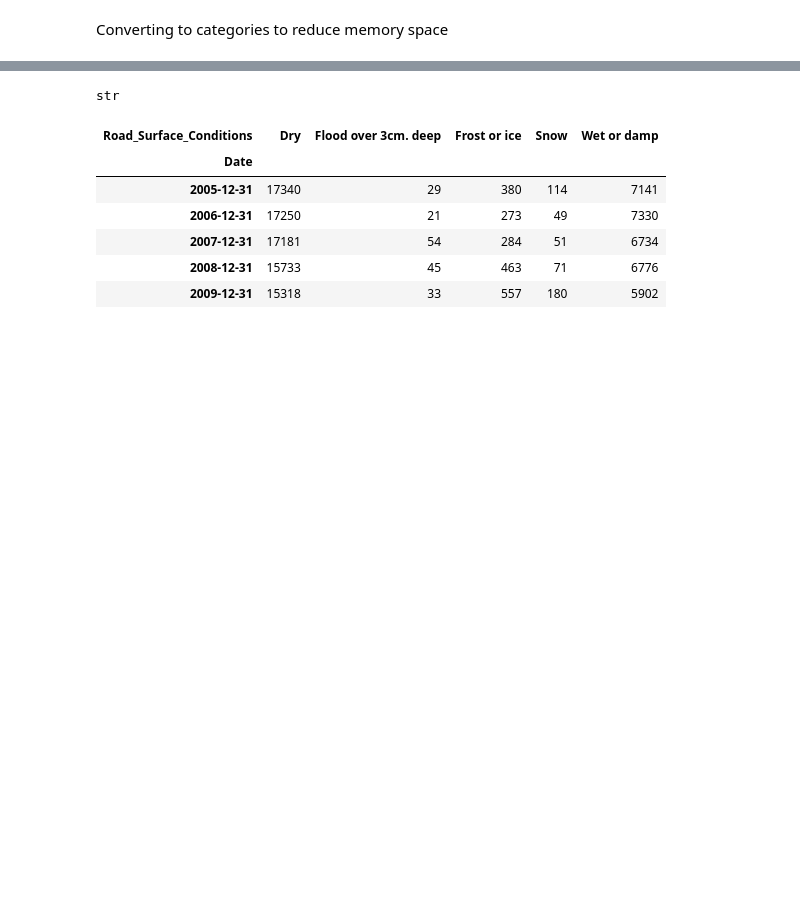
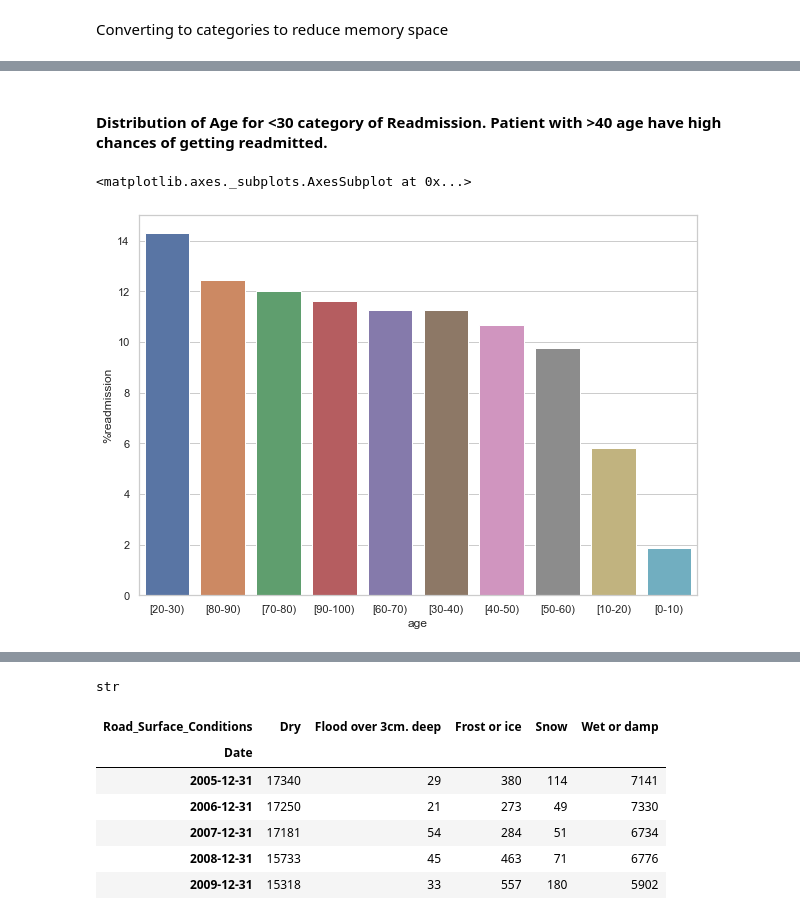
Before and after one commit to Sukhadia1/Springboard_DSC, a Jupyter notebook: Capstone Projects/Capstone Project 1 Working.ipynb, the cells around one changed output, grey strips where cells are left out. Saved outputs shown, nothing was run; the diff lists cells and outputs as text; code cells hidden in the pictures; blank space fills up the shorter version.

```diff
--- a/Capstone Projects/Capstone Project 1 Working.ipynb
+++ b/Capstone Projects/Capstone Project 1 Working.ipynb
@@ -313,0 +397,22 @@ discharge_disposition_id
+# %% [markdown]
+#### Distribution of Age for <30 category of Readmission. Patient with >40 age have high chances of getting readmitted.
+# %%
+# Grouping Age and Readmitted Columns
+age = df_clean.groupby(['age','readmitted']).size().unstack()
+
+#Renaming the column index from category to string
+age = age.rename(columns=str).reset_index()
+
+#Calculating %Readmission
+age['total'] = age['<30']+age['>30']+age['NO']
+age['% total'] = 100* (age['total']/(age['total'].sum()))
+age['%readmission'] = 100* (age['<30']/age['total'])
+age.sort_values('%readmission',ascending = False, inplace = True)
+
+#Setting Figure size and plotting the bar chart
+fig_dims = (10, 7)
+fig, ax = plt.subplots(figsize=fig_dims)
+sns.barplot(data = age, x = 'age',y='%readmission', ax = ax, order = age['age'])
+# %% [output]
+<matplotlib.axes._subplots.AxesSubplot at 0x...>
+[figure, added]
```
Also changed, not shown: parts of 25 cells of this notebook.
